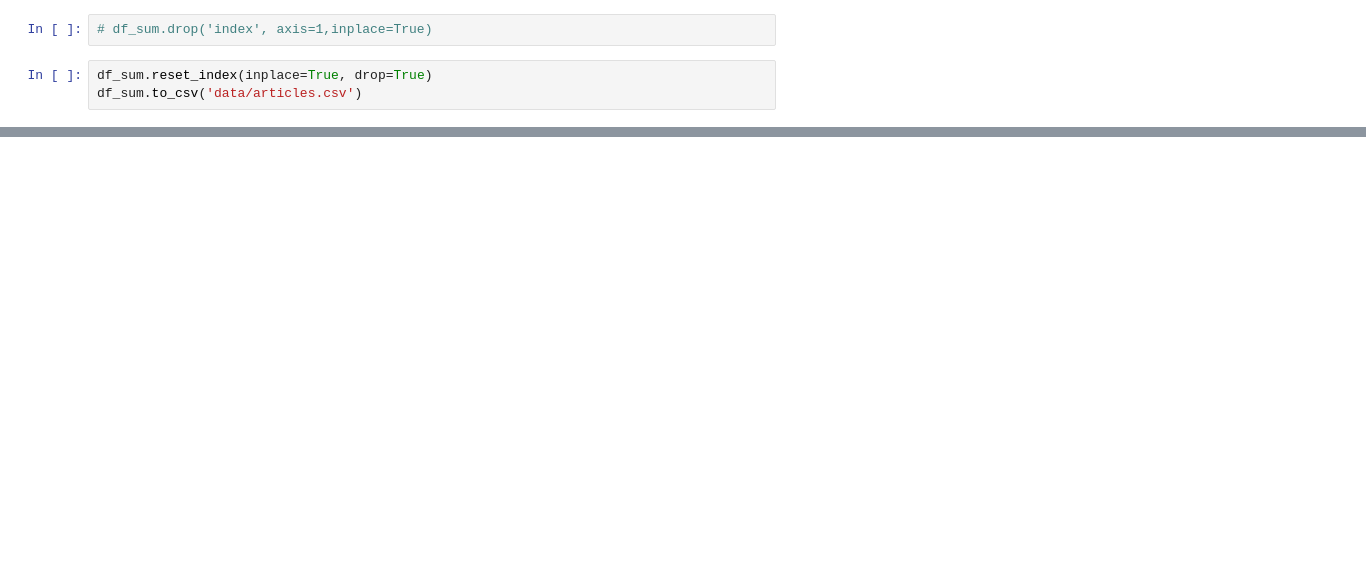
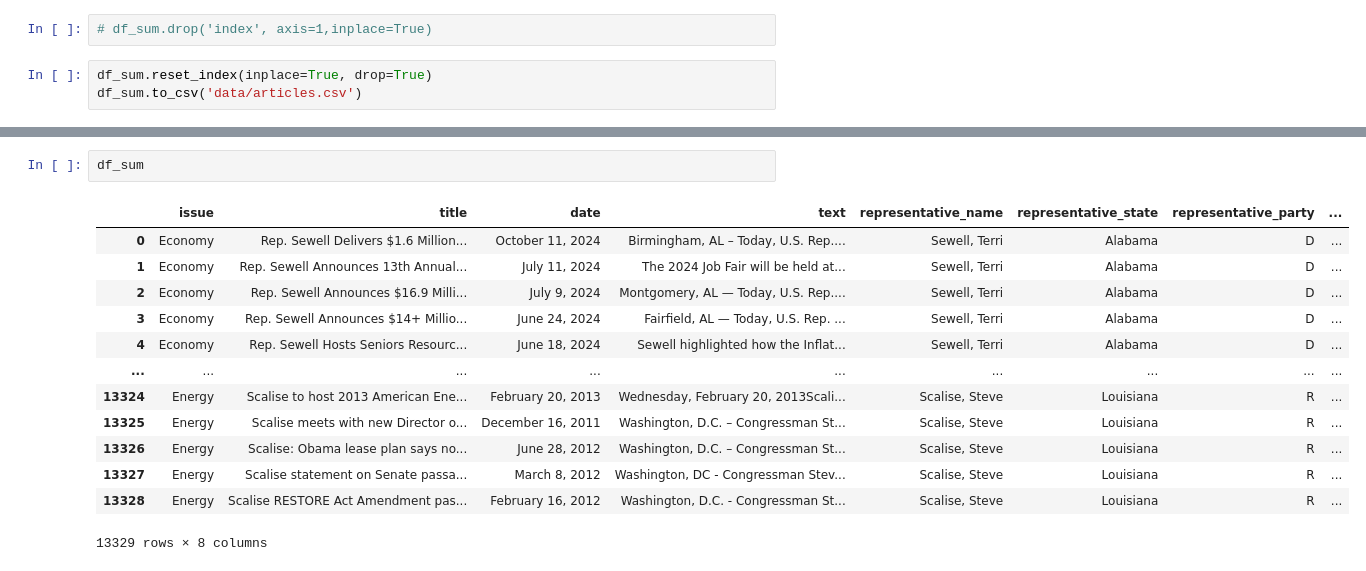
Before and after one commit to qpa-agh/usa_issues_data_mining, a Jupyter notebook: issue_scrapping.ipynb, the cells around one changed output, grey strips where cells are left out. Saved outputs shown, nothing was run; the diff lists cells and outputs as text; blank space fills up the shorter version.

Commit message:
4 more representatives, 13k records

```diff
--- a/issue_scrapping.ipynb
+++ b/issue_scrapping.ipynb
@@ -225 +127,17 @@ R    2989
 Name: count, dtype: int64
+# %%
+df_sum
+# %% [output]
+|  | issue | title | date | text | representative_name | representative_state | representative_party | ... |
+| 0 | Economy | Rep. Sewell Delivers $1.6 Million... | October 11, 2024 | Birmingham, AL – Today, U.S. Rep.... | Sewell, Terri | Alabama | D | ... |
+| 1 | Economy | Rep. Sewell Announces 13th Annual... | July 11, 2024 | The 2024 Job Fair will be held at... | Sewell, Terri | Alabama | D | ... |
+| 2 | Economy | Rep. Sewell Announces $16.9 Milli... | July 9, 2024 | Montgomery, AL — Today, U.S. Rep.... | Sewell, Terri | Alabama | D | ... |
+| 3 | Economy | Rep. Sewell Announces $14+ Millio... | June 24, 2024 | Fairfield, AL — Today, U.S. Rep. ... | Sewell, Terri | Alabama | D | ... |
+| 4 | Economy | Rep. Sewell Hosts Seniors Resourc... | June 18, 2024 | Sewell highlighted how the Inflat... | Sewell, Terri | Alabama | D | ... |
+| ... | ... | ... | ... | ... | ... | ... | ... | ... |
+| 13324 | Energy | Scalise to host 2013 American Ene... | February 20, 2013 | Wednesday, February 20, 2013Scali... | Scalise, Steve | Louisiana | R | ... |
+| 13325 | Energy | Scalise meets with new Director o... | December 16, 2011 | Washington, D.C. – Congressman St... | Scalise, Steve | Louisiana | R | ... |
+| 13326 | Energy | Scalise: Obama lease plan says no... | June 28, 2012 | Washington, D.C. – Congressman St... | Scalise, Steve | Louisiana | R | ... |
+| 13327 | Energy | Scalise statement on Senate passa... | March 8, 2012 | Washington, DC - Congressman Stev... | Scalise, Steve | Louisiana | R | ... |
+| 13328 | Energy | Scalise RESTORE Act Amendment pas... | February 16, 2012 | Washington, D.C. - Congressman St... | Scalise, Steve | Louisiana | R | ... |
+13329 rows × 8 columns
```
Also changed, not shown: parts of 14 cells of this notebook, 9 other files.
